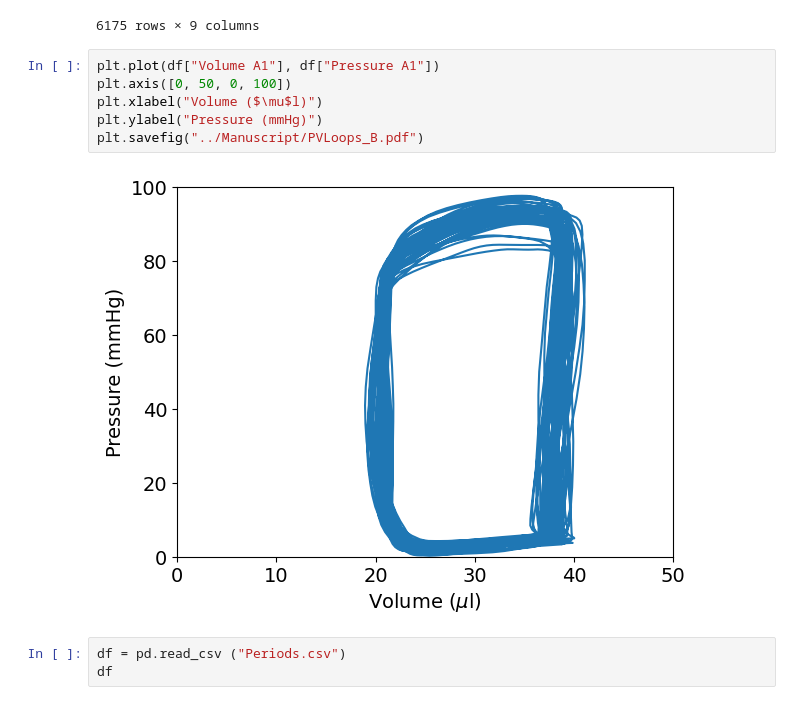
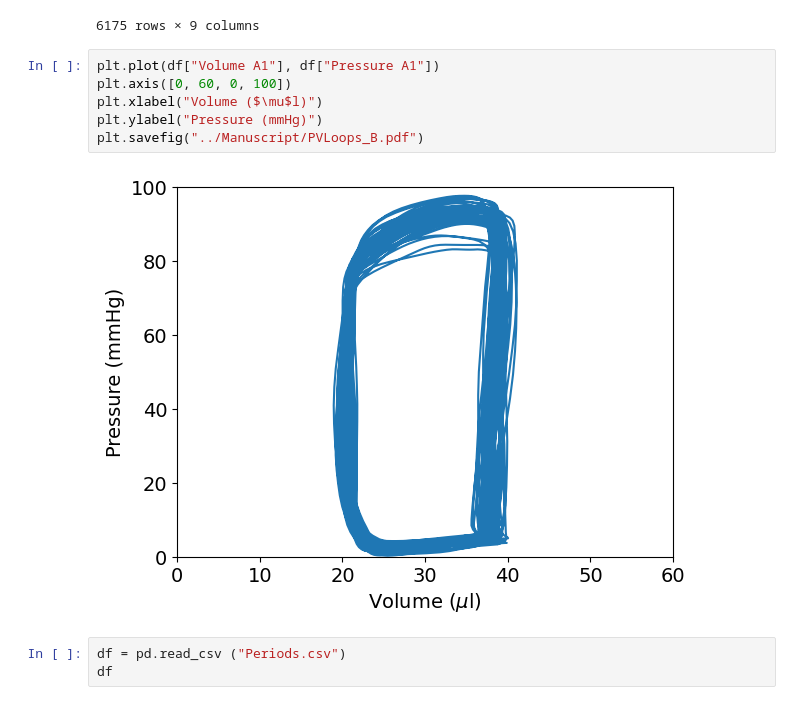
Before and after one commit to moises-santillan/HeartVariability, a Jupyter notebook: Code/HeartVariability.ipynb, the cells around one changed output. Saved outputs shown, nothing was run; the diff lists cells and outputs as text.

```diff
--- a/Code/HeartVariability.ipynb
+++ b/Code/HeartVariability.ipynb
@@ -48,12 +48,12 @@ df
 6175 rows × 9 columns
 # %%
 plt.plot(df["Volume A1"], df["Pressure A1"])
-plt.axis([0, 50, 0, 100])
+plt.axis([0, 60, 0, 100])
 plt.xlabel("Volume ($\mu$l)")
 plt.ylabel("Pressure (mmHg)")
 plt.savefig("../Manuscript/PVLoops_B.pdf")
 # %% [output]
-[figure, old version]
+[figure, new version]
 # %%
 df = pd.read_csv ("Periods.csv")
 df
```
Also changed, not shown: parts of 1 cell of this notebook, 2 other files.
